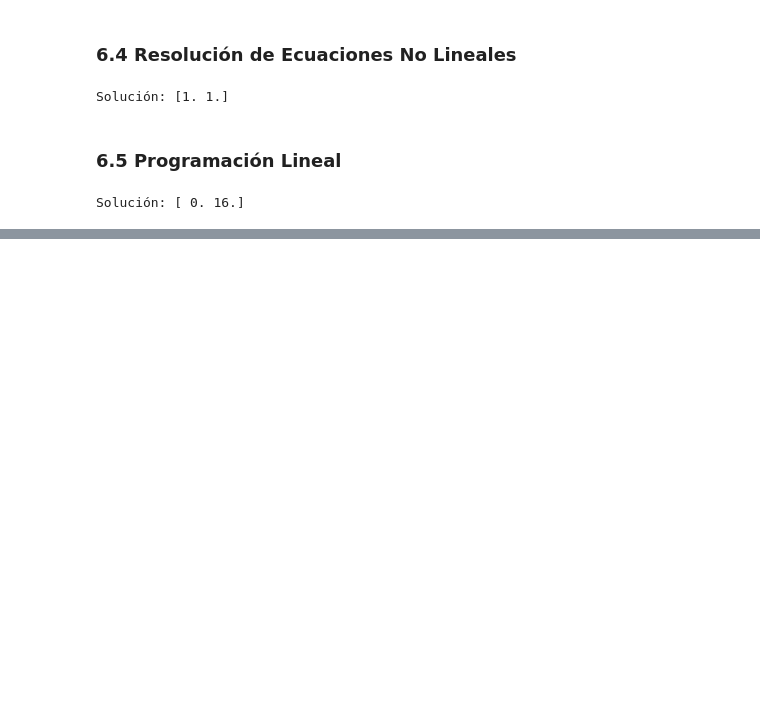
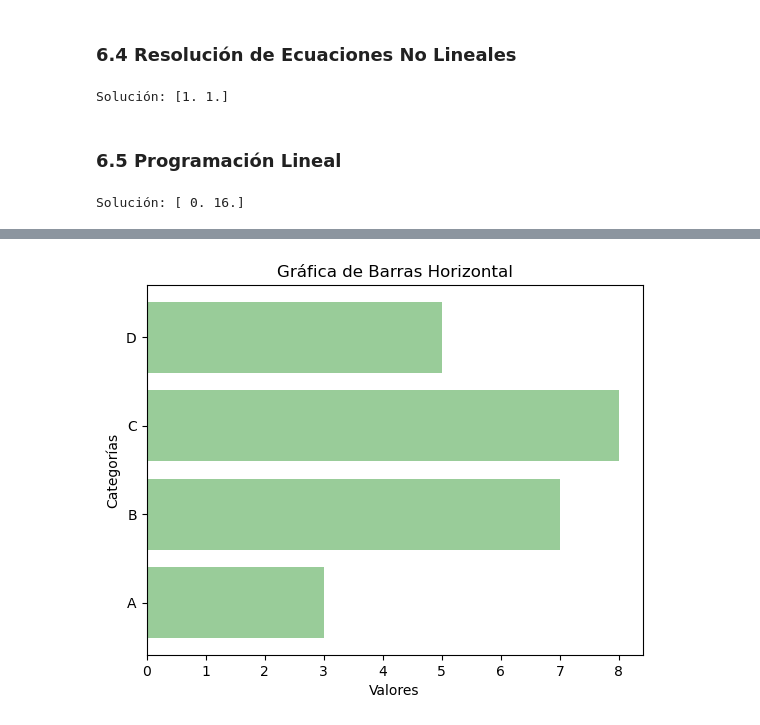
Before and after one commit to isadoji/lenguaje-de-programacion, a Jupyter notebook: 8.ComputoCientífico.ipynb, the cells around one changed output, grey strips where cells are left out. Cells and saved outputs as stored; diff of their text form; code cells hidden in the pictures; blank space fills up the shorter version.

```diff
--- a/8.ComputoCientífico.ipynb
+++ b/8.ComputoCientífico.ipynb
@@ -1397,0 +1479,8 @@ Solución: [ 0. 16.]
+# %%
+plt.barh(categorias, valores, color='green', alpha=0.4)
+plt.title("Gráfica de Barras Horizontal")
+plt.xlabel("Valores")
+plt.ylabel("Categorías")
+plt.show()
+# %% [output]
+[figure, added]
```
Also changed, not shown: parts of 27 cells of this notebook.
